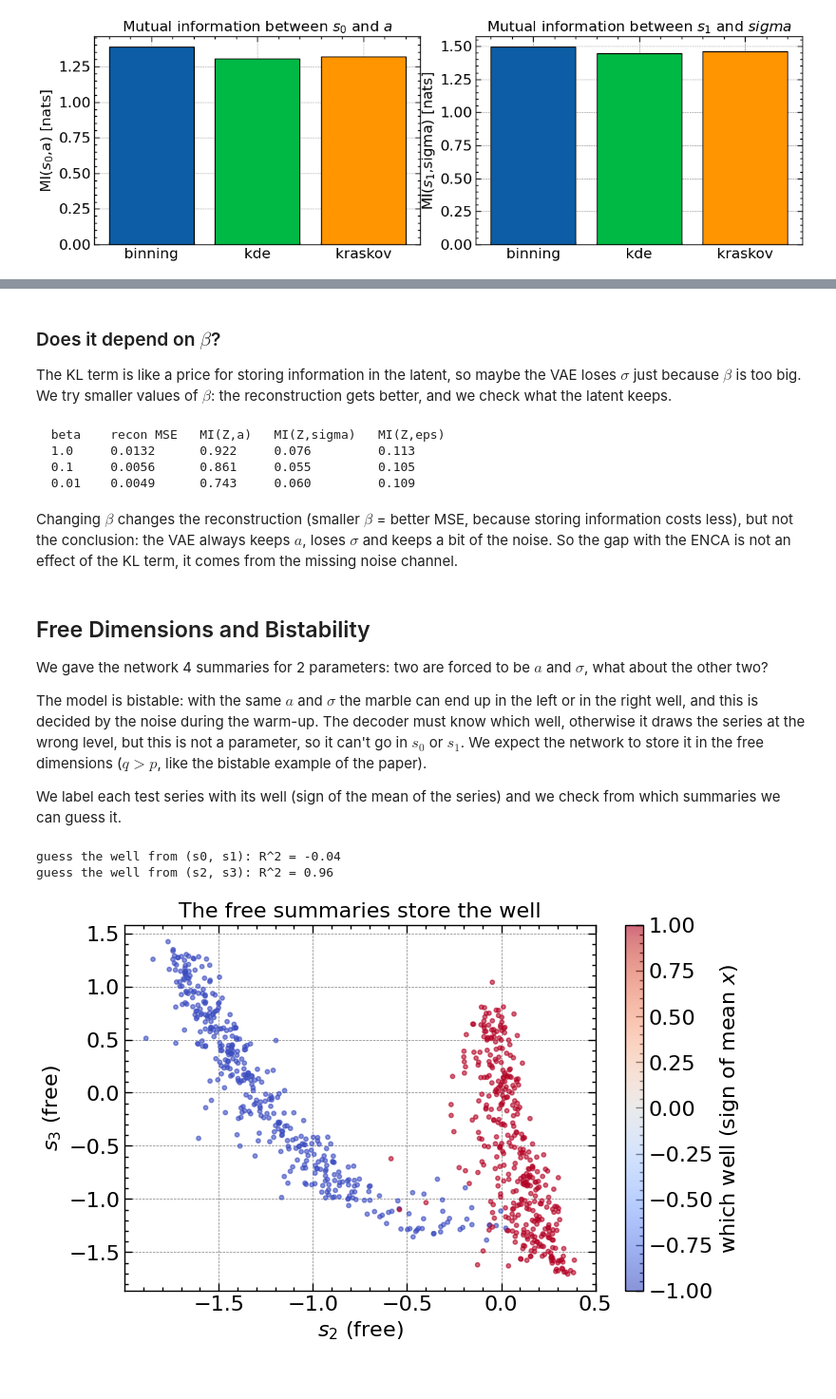
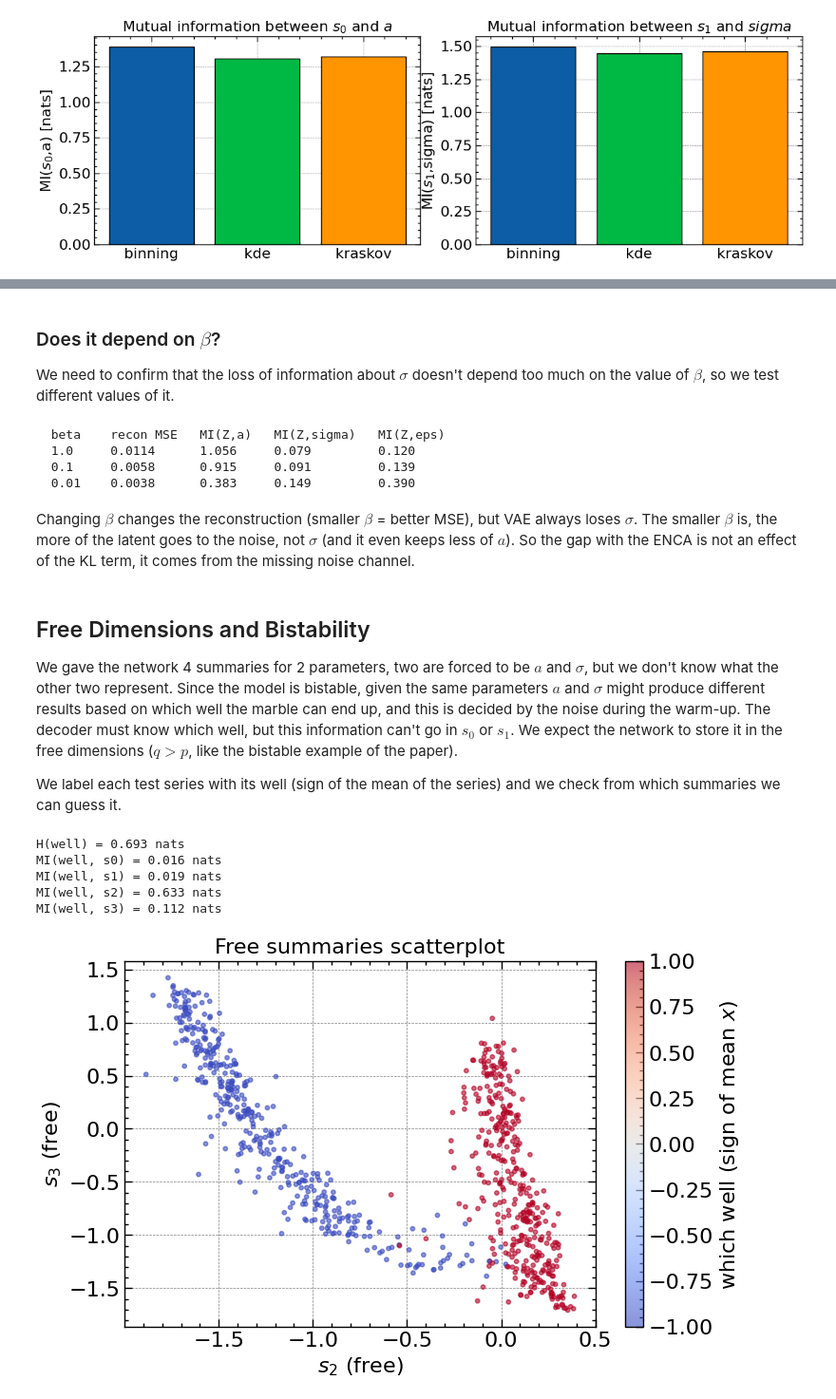
Before and after one commit to AlbertoCasellato/InformationTheoryAndInference-Project, a Jupyter notebook: main.ipynb, the cells around one changed output, grey strips where cells are left out. Shown at 95% size. Drawn from its saved outputs; the diff is of its cells as text; code cells hidden in the pictures; blank space fills up the shorter version.

```diff
--- a/main.ipynb
+++ b/main.ipynb
@@ -546,26 +520,30 @@ idx = np.random.choice(N_TEST, min(N_MI, N_TEST), replace=False)
 phiX = sufficient_features(Xte[idx])
 # sum noise and project the accumulated sums on 6D by PCA
 eps_pca = PCA(6).fit_transform(np.cumsum(Nte[idx], axis=1))
-# project the trajectories on 6D by PCA (for the MI between X and the noise)
+# project the trajectories on 6D using PCA
 x_pca = PCA(6).fit_transform(Xte[idx])
 
-# information about the parameters: decodable MI
+# information about the parameters
 mi_data, mi_summ = {}, {}
 for j, name in enumerate(PARAM_NAMES):
-    mi_data[name] = decodable_mi(phiX, Pte_raw[idx, j])[0]
-    mi_summ[name] = decodable_mi(S_te[idx], Pte_raw[idx, j])[0]
+    mi_data[name] = mi_kraskov(standardize(phiX), standardize(Pte_raw[idx, j]))
+    mi_summ[name] = mi_kraskov(standardize(S_te[idx]), standardize(Pte_raw[idx, j]))
+# both parameters together, theta = (a, sigma)
+mi_data["theta"] = mi_kraskov(standardize(phiX), standardize(Pte_raw[idx]))
+mi_summ["theta"] = mi_kraskov(standardize(S_te[idx]), standardize(Pte_raw[idx]))
 
-# information about the noise: Kraskov directly, after standardizing everything
+# information about the noise
 eps_std = standardize(eps_pca)
 mi_data["eps"] = mi_kraskov(standardize(phiX), eps_std)
 mi_summ["eps"] = mi_kraskov(standardize(S_te[idx]), eps_std)
 mi_traj_eps = mi_kraskov(standardize(x_pca), eps_std)
-# control: we shuffle the noise so it's not paired with its series anymore (true MI = 0)
+
+# shuffle the noise so it's not paired with its series anymore
 shuffle = np.random.permutation(len(idx))
 mi_control = mi_kraskov(standardize(x_pca), eps_std[shuffle])
 
-print("          data phi(X)   summaries S")
-for key in ["a", "sigma", "eps"]:
+print(f"{'':8s} data phi(X)   summaries S")
+for key in ["a", "sigma", "theta", "eps"]:
     print(f"{key:8s}  {mi_data[key]:.3f}         {mi_summ[key]:.3f}")
 print(f"\ntrajectory X vs noise: {mi_traj_eps:.3f}")
 print(f"shuffled control:      {mi_control:.3f}")
@@ -823,54 +793,59 @@ Note: the ENCA also has the regression term, the VAE doesn't, so this is "the fu
 # %% [markdown]
 ### Does it depend on $\beta$?
-The KL term is like a price for storing information in the latent, so maybe the VAE loses $\sigma$ just because $\beta$ is too big. We try smaller values of $\beta$: the reconstruction gets better, and we check what the latent keeps.
+We need to confirm that the loss of information about $\sigma$ doesn't depend too much on the value of $\beta$, so we test different values of it.
 # %%
 betas = [1.0, 0.1, 0.01]
 print("  beta    recon MSE   MI(Z,a)   MI(Z,sigma)   MI(Z,eps)")
 for beta in betas:
     torch.manual_seed(SEED)
+    # train for different beta and get new latents
     vae_b = get_vae(Xtr, EPOCHS, beta=beta, tag=f"beta{beta}")
     Z_b, Xhat_b = get_latents(vae_b, Xte)
 
+    # calculate reconstruction MSE and MI
     mse_b = float(np.mean((Xhat_b - Xte) ** 2))
-    mi_a_b = decodable_mi(Z_b[idx], Pte_raw[idx, 0])[0]
-    mi_s_b = decodable_mi(Z_b[idx], Pte_raw[idx, 1])[0]
+    mi_a_b = mi_kraskov(standardize(Z_b[idx]), standardize(Pte_raw[idx, 0]))
+    mi_s_b = mi_kraskov(standardize(Z_b[idx]), standardize(Pte_raw[idx, 1]))
     mi_e_b = mi_kraskov(standardize(Z_b[idx]), eps_std)
     print(f"  {beta:<5}   {mse_b:.4f}      {mi_a_b:.3f}     {mi_s_b:.3f}         {mi_e_b:.3f}")
 # %% [output]
   beta    recon MSE   MI(Z,a)   MI(Z,sigma)   MI(Z,eps)
-  1.0     0.0132      0.922     0.076         0.113
-  0.1     0.0056      0.861     0.055         0.105
-  0.01    0.0049      0.743     0.060         0.109
+  1.0     0.0114      1.056     0.079         0.120
+  0.1     0.0058      0.915     0.091         0.139
+  0.01    0.0038      0.383     0.149         0.390
 # %% [markdown]
-Changing $\beta$ changes the reconstruction (smaller $\beta$ = better MSE, because storing information costs less), but not the conclusion: the VAE always keeps $a$, loses $\sigma$ and keeps a bit of the noise. So the gap with the ENCA is not an effect of the KL term, it comes from the missing noise channel.
+Changing $\beta$ changes the reconstruction (smaller $\beta$ = better MSE), but VAE always loses $\sigma$.
+The smaller $\beta$ is, the more of the latent goes to the noise, not $\sigma$ (and it even keeps less of $a$).
+So the gap with the ENCA is not an effect of the KL term, it comes from the missing noise channel.
 # %% [markdown]
 ## Free Dimensions and Bistability
-We gave the network 4 summaries for 2 parameters: two are forced to be $a$ and $\sigma$, what about the other two?
-
-The model is bistable: with the same $a$ and $\sigma$ the marble can end up in the left or in the right well, and this is decided by the noise during the warm-up. The decoder must know which well, otherwise it draws the series at the wrong level, but this is not a parameter, so it can't go in $s_0$ or $s_1$. We expect the network to store it in the free dimensions ($q>p$, like the bistable example of the paper).
+We gave the network 4 summaries for 2 parameters, two are forced to be $a$ and $\sigma$, but we don't know what the other two represent. Since the model is bistable, given the same parameters $a$ and $\sigma$ might produce different results based on which well the marble can end up, and this is decided by the noise during the warm-up.
+The decoder must know which well, but this information can't go in $s_0$ or $s_1$. We expect the network to store it in the free dimensions ($q>p$, like the bistable example of the paper).
 
 We label each test series with its well (sign of the mean of the series) and we check from which summaries we can guess it.
 # %%
-# which well: +1 right, -1 left (sign of the mean of the series in physical units)
+# well = +1: right well, otherwise left well
 x_real = Xte * stats["x_std"] + stats["x_mean"]
 well = np.sign(x_real.mean(1))
 
-# can we guess the well from the parameter summaries or from the free ones?
-# (the well is only +1 or -1, so here we look at the R^2 and not at the MI)
-r2_param = decodable_mi(S_te[:, :2], well)[1]
-r2_free = decodable_mi(S_te[:, 2:], well)[1]
-print(f"guess the well from (s0, s1): R^2 = {r2_param:.2f}")
-print(f"guess the well from (s2, s3): R^2 = {r2_free:.2f}")
+# the well is only +1 or -1 with probability ~0.5 -> maximum H(well) = log 2 ~ 0.693 nat
+print(f"H(well) = {entropy_binning(well):.3f} nats")
+# MI between the well and each summary, with binning (1D vs 1D)
+for k in range(N_SUMMARY):
+    print(f"MI(well, s{k}) = {mi_binning(S_te[:, k], well):.3f} nats")
 
 fig,ax = plt.subplots(figsize=(8,5))
 sc = ax.scatter(S_te[:, 2], S_te[:, 3], c=well, cmap="coolwarm", s=10, alpha=0.6)
 fig.colorbar(sc, ax=ax, label="which well (sign of mean $x$)")
-ax.set_title("The free summaries store the well")
+ax.set_title("Free summaries scatterplot")
 ax.set_xlabel("$s_2$ (free)")
 ax.set_ylabel("$s_3$ (free)")
 plt.show()
 # %% [output]
-guess the well from (s0, s1): R^2 = -0.04
-guess the well from (s2, s3): R^2 = 0.96
+H(well) = 0.693 nats
+MI(well, s0) = 0.016 nats
+MI(well, s1) = 0.019 nats
+MI(well, s2) = 0.633 nats
+MI(well, s3) = 0.112 nats
-[figure, old version]
+[figure, new version]
 # %% [markdown]
```
Also changed, not shown: parts of 25 cells of this notebook, 20 other files.
